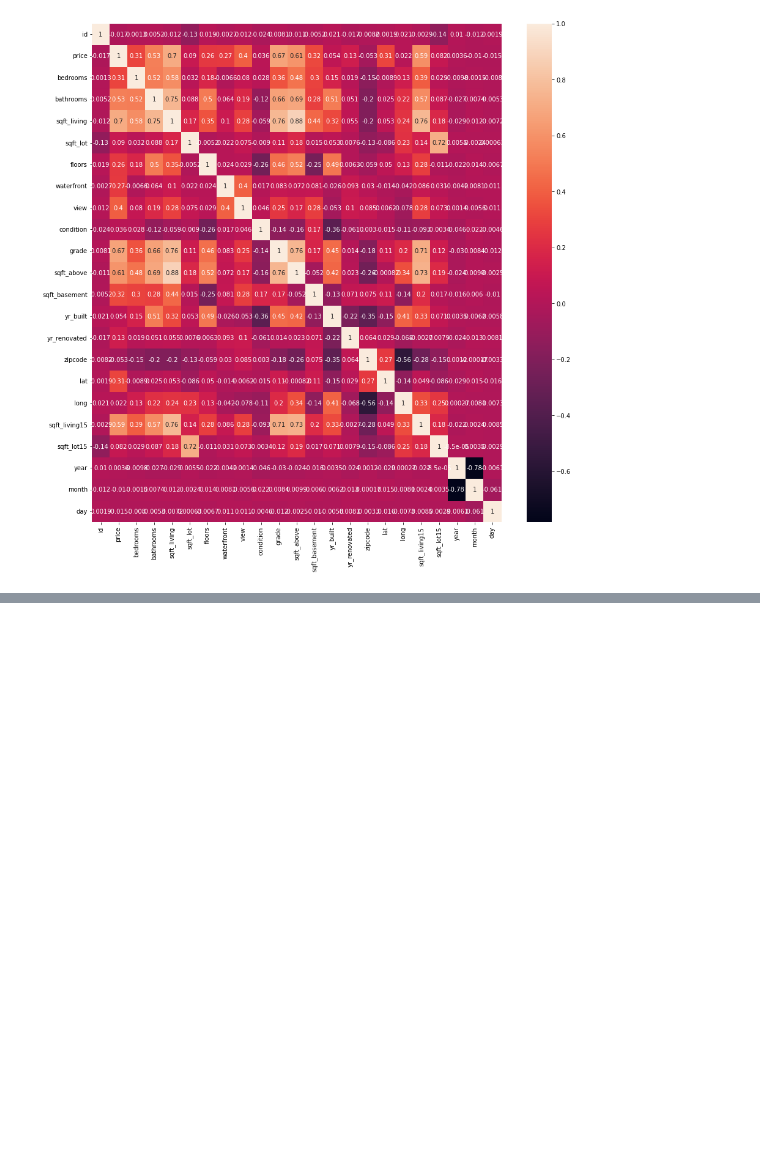
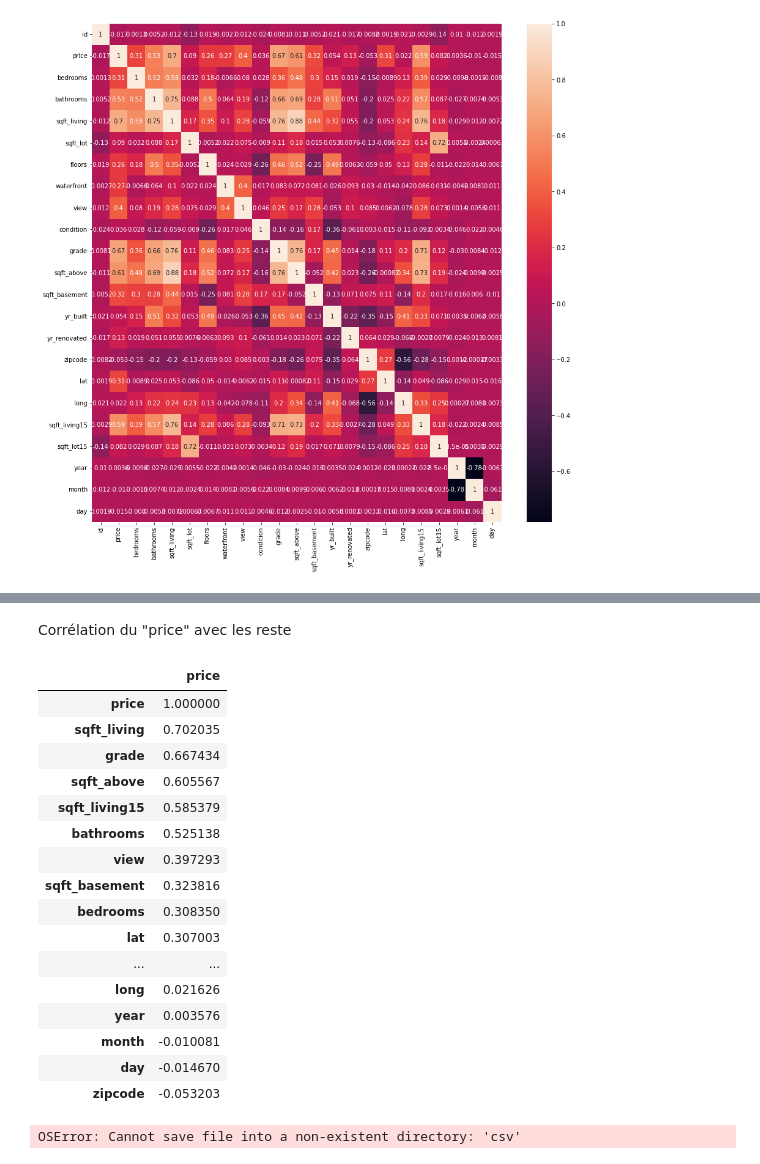
Before and after one commit to Rapsw/Projet_Final_Machine_Learning, a Jupyter notebook: data_cleaning_analysis.ipynb, the cells around one changed output, grey strips where cells are left out. Drawn from its saved outputs; the diff is of its cells as text; code cells hidden in the pictures; blank space fills up the shorter version.

Commit message:
ajout corrélations

```diff
--- a/data_cleaning_analysis.ipynb
+++ b/data_cleaning_analysis.ipynb
@@ -315,0 +412,26 @@ ValueError: Mime type rendering requires nbformat>=4.2.0 but it is not installed
+# %% [markdown]
+Corrélation du "price" avec les reste
+# %%
+kc_house_data[kc_house_data.columns[1:]].corr()['price'][:].sort_values(ascending=False).to_frame()
+# %% [output]
+|  | price |
+| price | 1.000000 |
+| sqft_living | 0.702035 |
+| grade | 0.667434 |
+| sqft_above | 0.605567 |
+| sqft_living15 | 0.585379 |
+| bathrooms | 0.525138 |
+| view | 0.397293 |
+| sqft_basement | 0.323816 |
+| bedrooms | 0.308350 |
+| lat | 0.307003 |
+| ... | ... |
+| long | 0.021626 |
+| year | 0.003576 |
+| month | -0.010081 |
+| day | -0.014670 |
+| zipcode | -0.053203 |
+# %%
+kc_house_data.to_csv('csv/kc_house_data.csv',index=False)
+# %% [output]
+OSError: Cannot save file into a non-existent directory: 'csv'
```
Also changed, not shown: parts of 20 cells of this notebook.
